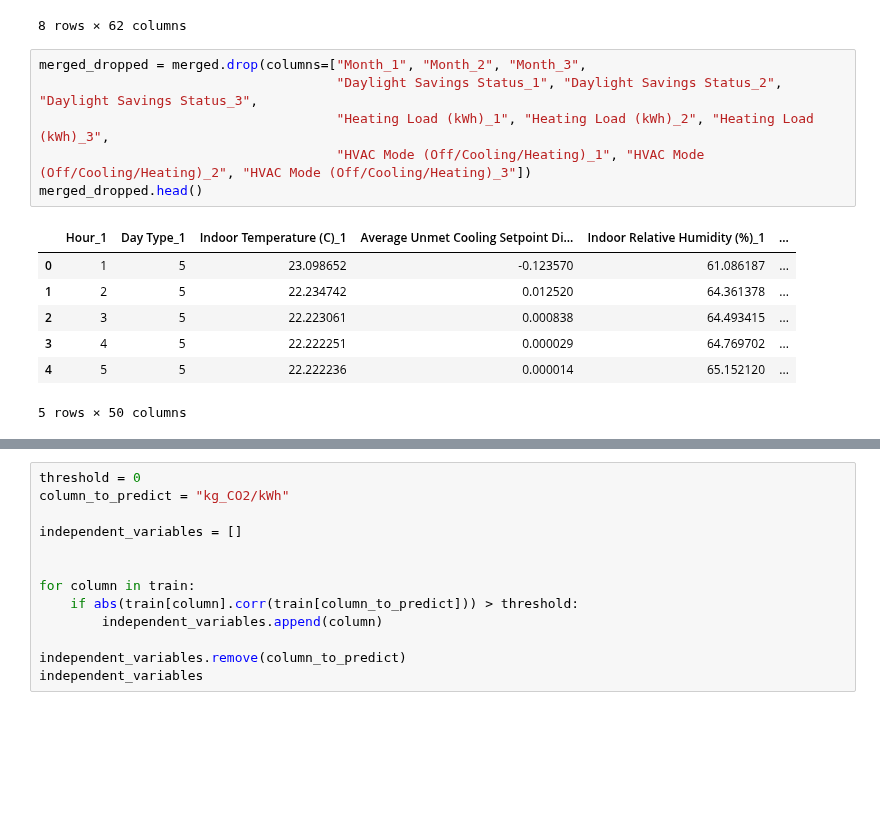
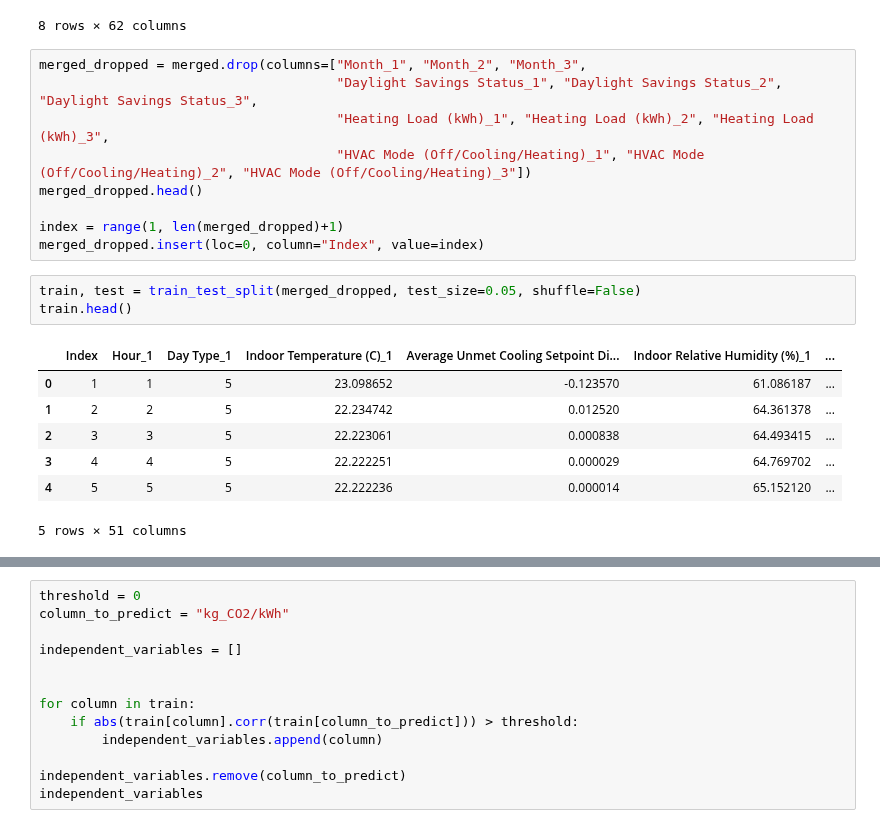
Before and after one commit to MatejPriesol/Forecasting-Carbon-Intensity-and-Solar-Generation, a Jupyter notebook: models/data_merging.ipynb, the cells around one changed output, grey strips where cells are left out. Cells and saved outputs as stored; diff of their text form; blank space fills up the shorter version.

```diff
--- a/models/data_merging.ipynb
+++ b/models/data_merging.ipynb
@@ -46,12 +46,18 @@ merged_dropped = merged.drop(columns=["Month_1", "Month_2", "Month_3",
                                       "Heating Load (kWh)_1", "Heating Load (kWh)_2", "Heating Load (kWh)_3",
                                       "HVAC Mode (Off/Cooling/Heating)_1", "HVAC Mode (Off/Cooling/Heating)_2", "HVAC Mode (Off/Cooling/Heating)_3"])
 merged_dropped.head()
+
+index = range(1, len(merged_dropped)+1)
+merged_dropped.insert(loc=0, column="Index", value=index)
-# %% [output]
-|  | Hour_1 | Day Type_1 | Indoor Temperature (C)_1 | Average Unmet Cooling Setpoint Di... | Indoor Relative Humidity (%)_1 | ... |
-| 0 | 1 | 5 | 23.098652 | -0.123570 | 61.086187 | ... |
-| 1 | 2 | 5 | 22.234742 | 0.012520 | 64.361378 | ... |
-| 2 | 3 | 5 | 22.223061 | 0.000838 | 64.493415 | ... |
-| 3 | 4 | 5 | 22.222251 | 0.000029 | 64.769702 | ... |
-| 4 | 5 | 5 | 22.222236 | 0.000014 | 65.152120 | ... |
-5 rows × 50 columns
+# %%
+train, test = train_test_split(merged_dropped, test_size=0.05, shuffle=False)
+train.head()
+# %% [output]
+|  | Index | Hour_1 | Day Type_1 | Indoor Temperature (C)_1 | Average Unmet Cooling Setpoint Di... | Indoor Relative Humidity (%)_1 | ... |
+| 0 | 1 | 1 | 5 | 23.098652 | -0.123570 | 61.086187 | ... |
+| 1 | 2 | 2 | 5 | 22.234742 | 0.012520 | 64.361378 | ... |
+| 2 | 3 | 3 | 5 | 22.223061 | 0.000838 | 64.493415 | ... |
+| 3 | 4 | 4 | 5 | 22.222251 | 0.000029 | 64.769702 | ... |
+| 4 | 5 | 5 | 5 | 22.222236 | 0.000014 | 65.152120 | ... |
+5 rows × 51 columns
 # %%
```
Also changed, not shown: parts of 3 cells of this notebook.
